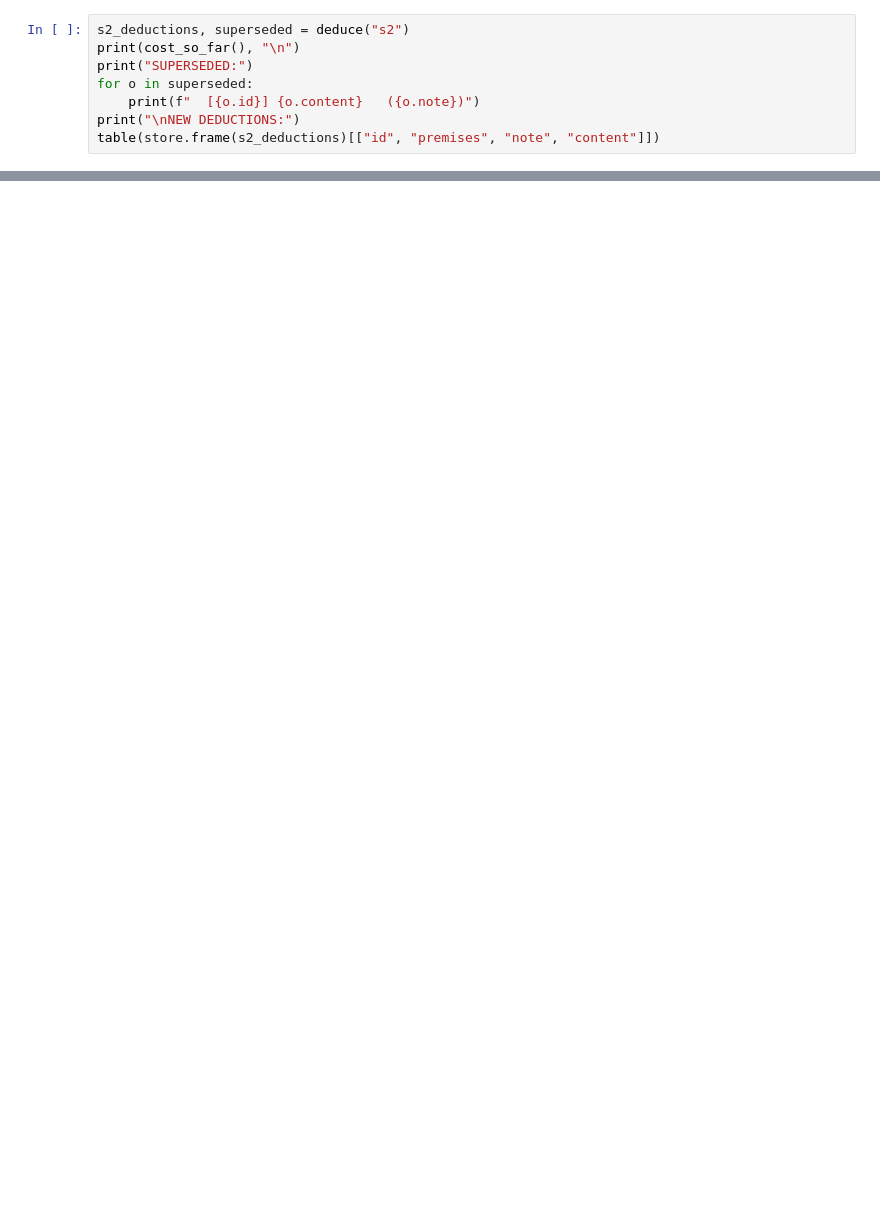
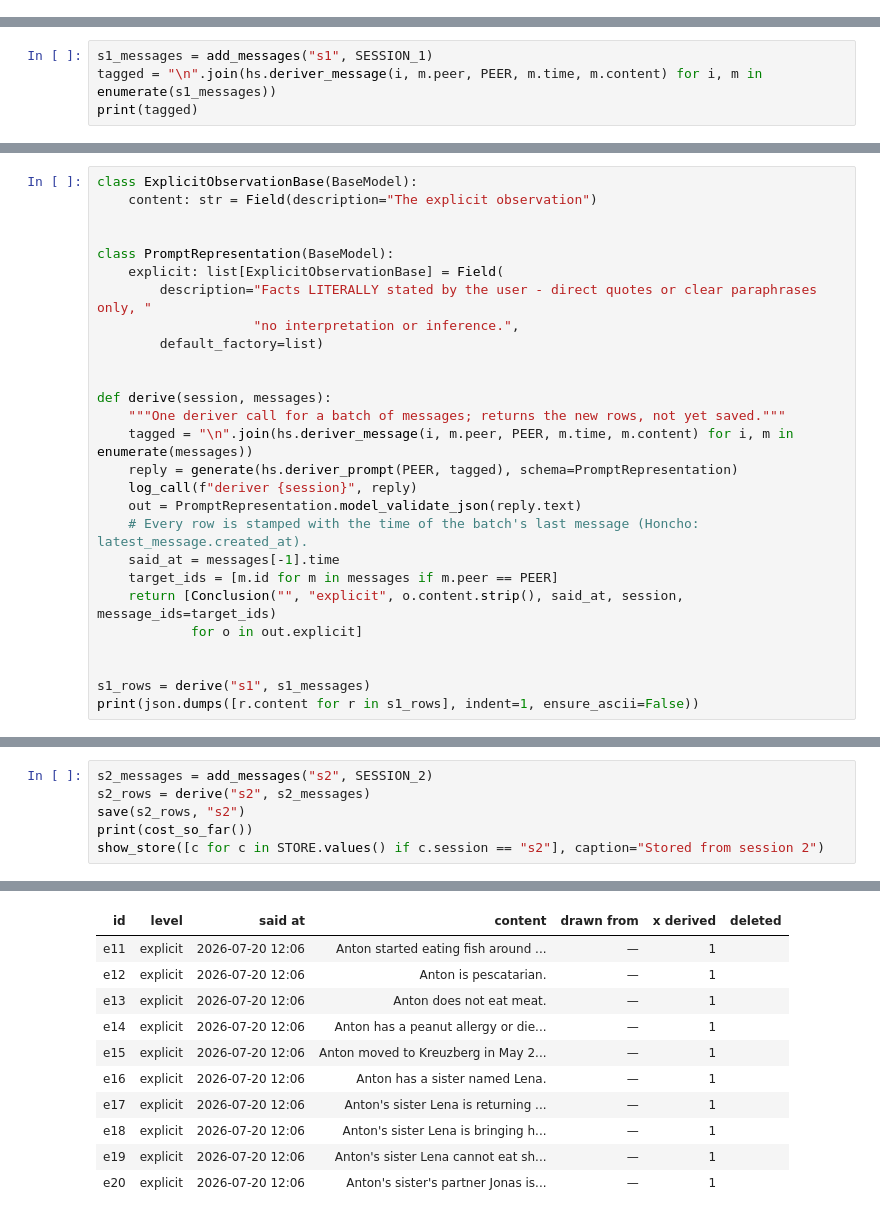
Before and after one commit to anton-dergunov/agent-memory-eval, a Jupyter notebook: notebooks/05-honcho.ipynb, the cells around one changed output, grey strips where cells are left out. Drawn from its saved outputs; the diff is of its cells as text; blank space fills up the shorter version.

```diff
--- a/notebooks/05-honcho.ipynb
+++ b/notebooks/05-honcho.ipynb
@@ -623,8 +0,0 @@ is allowed to replace things.
-# %%
-s2_deductions, superseded = deduce("s2")
-print(cost_so_far(), "\n")
-print("SUPERSEDED:")
-for o in superseded:
-    print(f"  [{o.id}] {o.content}   ({o.note})")
-print("\nNEW DEDUCTIONS:")
-table(store.frame(s2_deductions)[["id", "premises", "note", "content"]])
@@ -1066,0 +341,4 @@ reasoning levels are the visible part; the tag does the work.
+# %%
+s1_messages = add_messages("s1", SESSION_1)
+tagged = "\n".join(hs.deriver_message(i, m.peer, PEER, m.time, m.content) for i, m in enumerate(s1_messages))
+print(tagged)
@@ -1066,0 +376,27 @@ reasoning levels are the visible part; the tag does the work.
+# %%
+class ExplicitObservationBase(BaseModel):
+    content: str = Field(description="The explicit observation")
+
+
+class PromptRepresentation(BaseModel):
+    explicit: list[ExplicitObservationBase] = Field(
+        description="Facts LITERALLY stated by the user - direct quotes or clear paraphrases only, "
+                    "no interpretation or inference.",
+        default_factory=list)
+
+
+def derive(session, messages):
+    """One deriver call for a batch of messages; returns the new rows, not yet saved."""
+    tagged = "\n".join(hs.deriver_message(i, m.peer, PEER, m.time, m.content) for i, m in enumerate(messages))
+    reply = generate(hs.deriver_prompt(PEER, tagged), schema=PromptRepresentation)
+    log_call(f"deriver {session}", reply)
+    out = PromptRepresentation.model_validate_json(reply.text)
+    # Every row is stamped with the time of the batch's last message (Honcho: latest_message.created_at).
+    said_at = messages[-1].time
+    target_ids = [m.id for m in messages if m.peer == PEER]
+    return [Conclusion("", "explicit", o.content.strip(), said_at, session, message_ids=target_ids)
+            for o in out.explicit]
+
+
+s1_rows = derive("s1", s1_messages)
+print(json.dumps([r.content for r in s1_rows], indent=1, ensure_ascii=False))
@@ -1066,0 +892,7 @@ reasoning levels are the visible part; the tag does the work.
+# %%
+s2_messages = add_messages("s2", SESSION_2)
+s2_rows = derive("s2", s2_messages)
+save(s2_rows, "s2")
+print(cost_so_far())
+show_store([c for c in STORE.values() if c.session == "s2"], caption="Stored from session 2")
+# %% [output]
@@ -1066,0 +901,11 @@ reasoning levels are the visible part; the tag does the work.
+| id | level | said at | content | drawn from | x derived | deleted |
+| e11 | explicit | 2026-07-20 12:06 | Anton started eating fish around ... | — | 1 |  |
+| e12 | explicit | 2026-07-20 12:06 | Anton is pescatarian. | — | 1 |  |
+| e13 | explicit | 2026-07-20 12:06 | Anton does not eat meat. | — | 1 |  |
+| e14 | explicit | 2026-07-20 12:06 | Anton has a peanut allergy or die... | — | 1 |  |
+| e15 | explicit | 2026-07-20 12:06 | Anton moved to Kreuzberg in May 2... | — | 1 |  |
+| e16 | explicit | 2026-07-20 12:06 | Anton has a sister named Lena. | — | 1 |  |
+| e17 | explicit | 2026-07-20 12:06 | Anton's sister Lena is returning ... | — | 1 |  |
+| e18 | explicit | 2026-07-20 12:06 | Anton's sister Lena is bringing h... | — | 1 |  |
+| e19 | explicit | 2026-07-20 12:06 | Anton's sister Lena cannot eat sh... | — | 1 |  |
+| e20 | explicit | 2026-07-20 12:06 | Anton's sister's partner Jonas is... | — | 1 |  |
```
Also changed, not shown: parts of 115 cells of this notebook, 43 other files.
